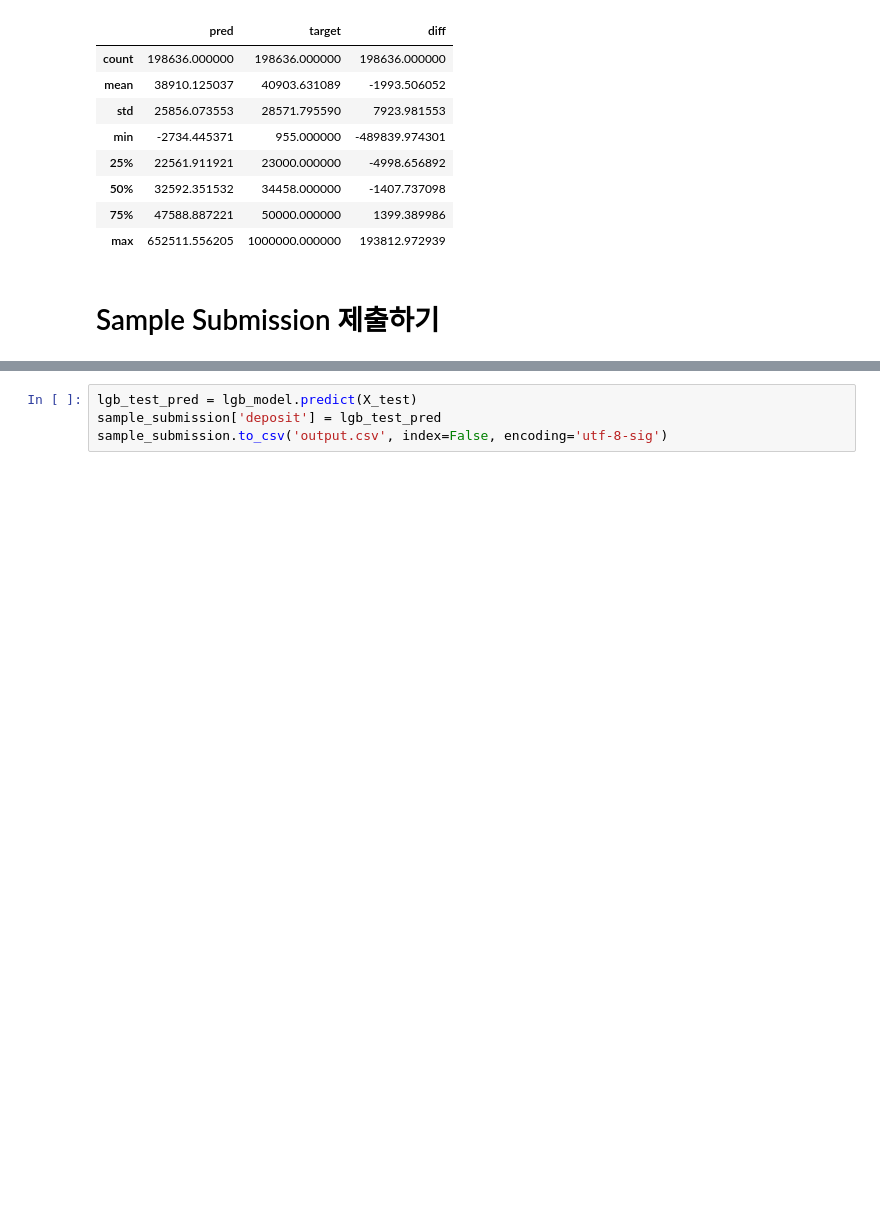
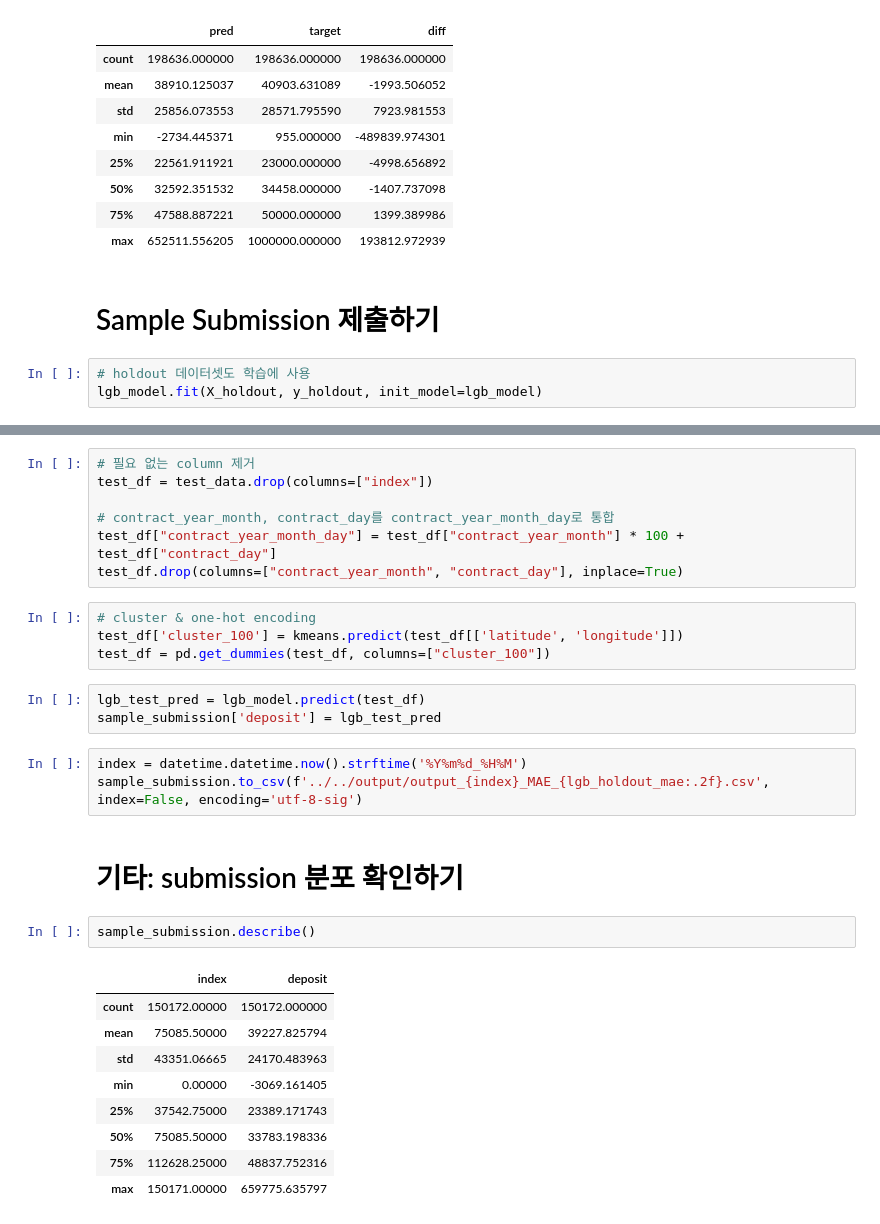
Before and after one commit to boostcampaitech7/level2-competitiveds-recsys-09, a Jupyter notebook: code/code/clustering.ipynb, the cells around one changed output, grey strips where cells are left out. Drawn from its saved outputs; the diff is of its cells as text; blank space fills up the shorter version.

Commit message:
feat: generate submission

```diff
--- a/code/code/clustering.ipynb
+++ b/code/code/clustering.ipynb
@@ -251,3 +247,6 @@ pred_df.describe()
 | max | 652511.556205 | 1000000.000000 | 193812.972939 |
 # %% [markdown]
 # Sample Submission 제출하기
+# %%
+# holdout 데이터셋도 학습에 사용
+lgb_model.fit(X_holdout, y_holdout, init_model=lgb_model)
@@ -254,4 +260,31 @@ pred_df.describe()
+# %%
+# 필요 없는 column 제거
+test_df = test_data.drop(columns=["index"])
+
+# contract_year_month, contract_day를 contract_year_month_day로 통합
+test_df["contract_year_month_day"] = test_df["contract_year_month"] * 100 + test_df["contract_day"]
+test_df.drop(columns=["contract_year_month", "contract_day"], inplace=True)
+# %%
+# cluster & one-hot encoding
+test_df['cluster_100'] = kmeans.predict(test_df[['latitude', 'longitude']])
+test_df = pd.get_dummies(test_df, columns=["cluster_100"])
 # %%
-lgb_test_pred = lgb_model.predict(X_test)
+lgb_test_pred = lgb_model.predict(test_df)
 sample_submission['deposit'] = lgb_test_pred
-sample_submission.to_csv('output.csv', index=False, encoding='utf-8-sig')
+# %%
+index = datetime.datetime.now().strftime('%Y%m%d_%H%M')
+sample_submission.to_csv(f'../../output/output_{index}_MAE_{lgb_holdout_mae:.2f}.csv', index=False, encoding='utf-8-sig')
+# %% [markdown]
+# 기타: submission 분포 확인하기
+# %%
+sample_submission.describe()
+# %% [output]
+|  | index | deposit |
+| count | 150172.00000 | 150172.000000 |
+| mean | 75085.50000 | 39227.825794 |
+| std | 43351.06665 | 24170.483963 |
+| min | 0.00000 | -3069.161405 |
+| 25% | 37542.75000 | 23389.171743 |
+| 50% | 75085.50000 | 33783.198336 |
+| 75% | 112628.25000 | 48837.752316 |
+| max | 150171.00000 | 659775.635797 |
```
Also changed, not shown: parts of 15 cells of this notebook.
